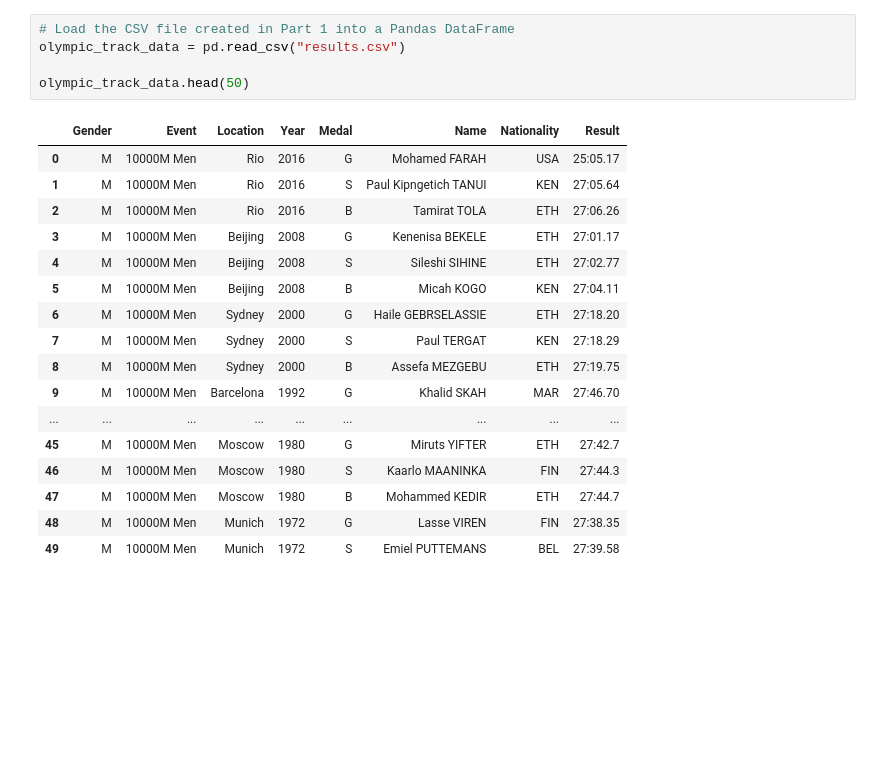
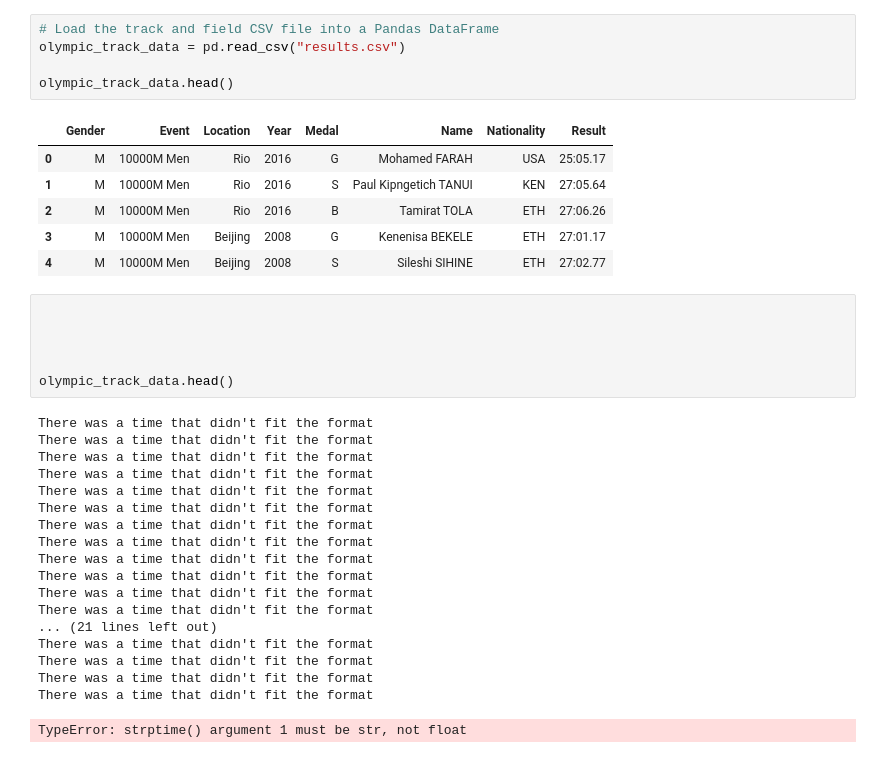
Before and after one commit to BlufferMK/Olympics_Project, a Jupyter notebook: OlympicPy.ipynb, the cells around one changed output. Saved outputs shown, nothing was run; the diff lists cells and outputs as text; blank space fills up the shorter version.

```diff
--- a/OlympicPy.ipynb
+++ b/OlympicPy.ipynb
@@ -13,23 +10,37 @@ warnings.filterwarnings("ignore")
 # %%
-# Load the CSV file created in Part 1 into a Pandas DataFrame
+# Load the track and field CSV file into a Pandas DataFrame
 olympic_track_data = pd.read_csv("results.csv")
 
-olympic_track_data.head(50)
+olympic_track_data.head()
 # %% [output]
 |  | Gender | Event | Location | Year | Medal | Name | Nationality | Result |
 | 0 | M | 10000M Men | Rio | 2016 | G | Mohamed FARAH | USA | 25:05.17 |
 | 1 | M | 10000M Men | Rio | 2016 | S | Paul Kipngetich TANUI | KEN | 27:05.64 |
 | 2 | M | 10000M Men | Rio | 2016 | B | Tamirat TOLA | ETH | 27:06.26 |
 | 3 | M | 10000M Men | Beijing | 2008 | G | Kenenisa BEKELE | ETH | 27:01.17 |
 | 4 | M | 10000M Men | Beijing | 2008 | S | Sileshi SIHINE | ETH | 27:02.77 |
-| 5 | M | 10000M Men | Beijing | 2008 | B | Micah KOGO | KEN | 27:04.11 |
-| 6 | M | 10000M Men | Sydney | 2000 | G | Haile GEBRSELASSIE | ETH | 27:18.20 |
-| 7 | M | 10000M Men | Sydney | 2000 | S | Paul TERGAT | KEN | 27:18.29 |
-| 8 | M | 10000M Men | Sydney | 2000 | B | Assefa MEZGEBU | ETH | 27:19.75 |
-| 9 | M | 10000M Men | Barcelona | 1992 | G | Khalid SKAH | MAR | 27:46.70 |
-| ... | ... | ... | ... | ... | ... | ... | ... | ... |
-| 45 | M | 10000M Men | Moscow | 1980 | G | Miruts YIFTER | ETH | 27:42.7 |
-| 46 | M | 10000M Men | Moscow | 1980 | S | Kaarlo MAANINKA | FIN | 27:44.3 |
-| 47 | M | 10000M Men | Moscow | 1980 | B | Mohammed KEDIR | ETH | 27:44.7 |
-| 48 | M | 10000M Men | Munich | 1972 | G | Lasse VIREN | FIN | 27:38.35 |
-| 49 | M | 10000M Men | Munich | 1972 | S | Emiel PUTTEMANS | BEL | 27:39.58 |
+# %%
+
+
+
+
+olympic_track_data.head()
+# %% [output]
+There was a time that didn't fit the format
+There was a time that didn't fit the format
+There was a time that didn't fit the format
+There was a time that didn't fit the format
+There was a time that didn't fit the format
+There was a time that didn't fit the format
+There was a time that didn't fit the format
+There was a time that didn't fit the format
+There was a time that didn't fit the format
+There was a time that didn't fit the format
+There was a time that didn't fit the format
+There was a time that didn't fit the format
+... (21 lines left out)
+There was a time that didn't fit the format
+There was a time that didn't fit the format
+There was a time that didn't fit the format
+There was a time that didn't fit the format
+TypeError: strptime() argument 1 must be str, not float
```
Also changed, not shown: parts of 6 cells of this notebook, 2 other files.
